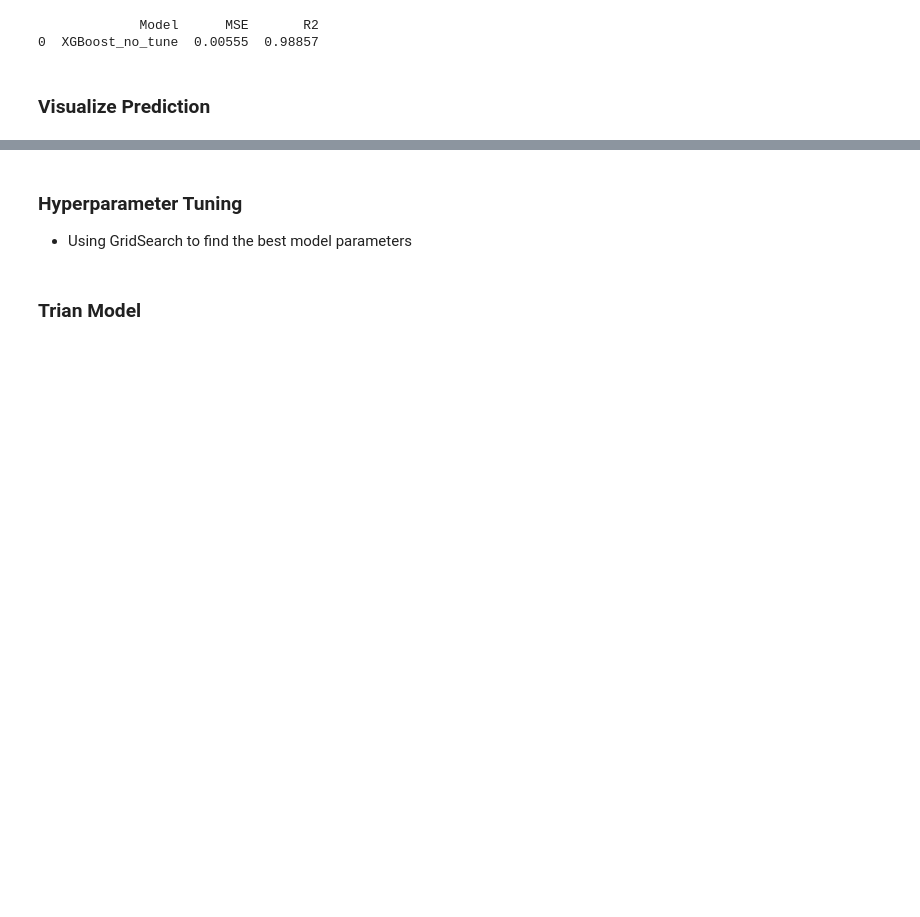
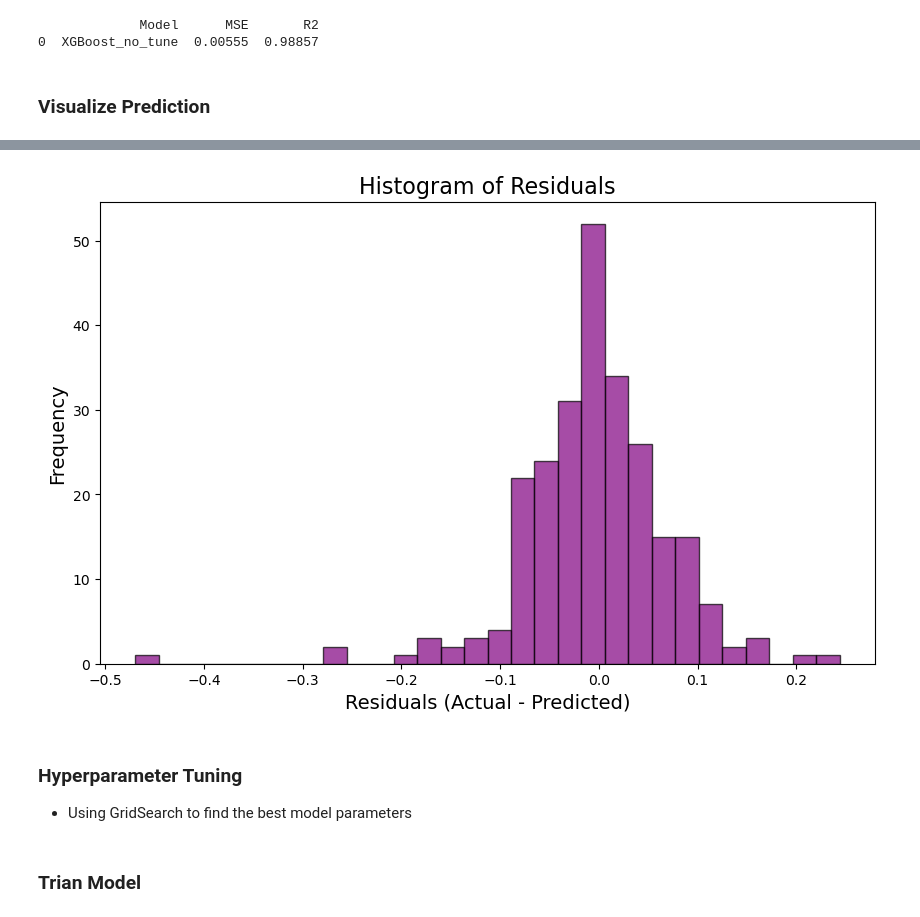
Before and after one commit to cleav84/Relationships-to-Copper, a Jupyter notebook: main.ipynb, the cells around one changed output, grey strips where cells are left out. Cells and saved outputs as stored; diff of their text form; code cells hidden in the pictures; blank space fills up the shorter version.

```diff
--- a/main.ipynb
+++ b/main.ipynb
@@ -361,3 +363,13 @@ Text(0, 0.5, 'Predicted Copper Price')
+# %%
+# Histogram of residuals
+plt.figure(figsize=(10, 6))
+plt.hist(residuals, bins=30, color='purple', edgecolor='black', alpha=0.7)
+plt.title('Histogram of Residuals', fontsize=16)
+plt.xlabel('Residuals (Actual - Predicted)', fontsize=14)
+plt.ylabel('Frequency', fontsize=14)
+plt.show()
+# %% [output]
+[figure, added]
 # %% [markdown]
 ### Hyperparameter Tuning
 * Using GridSearch to find the best model parameters
```
Also changed, not shown: parts of 26 cells of this notebook.
